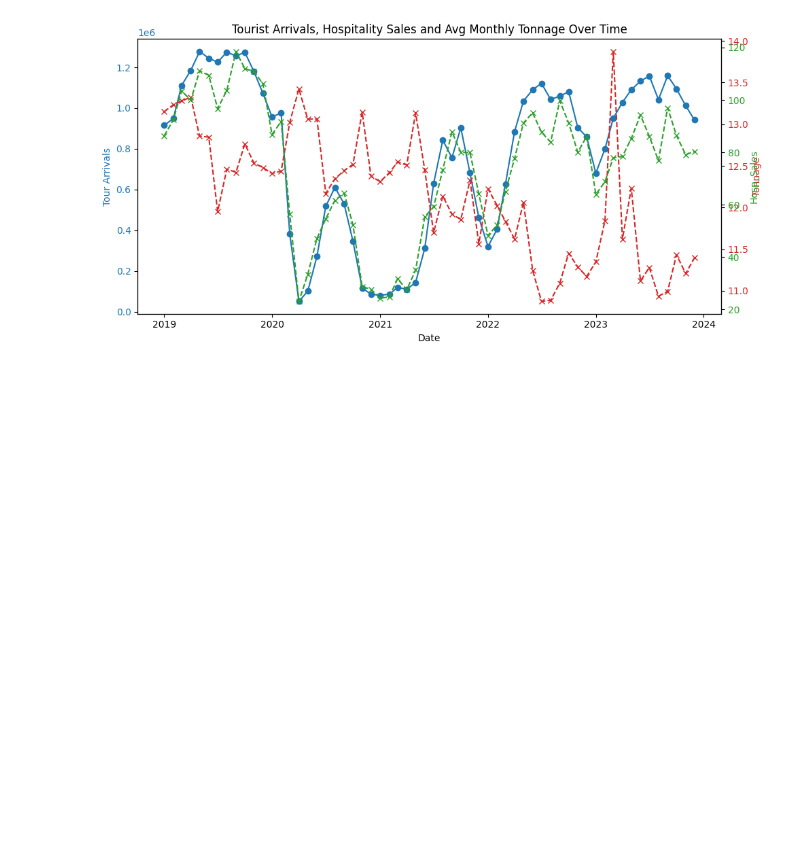
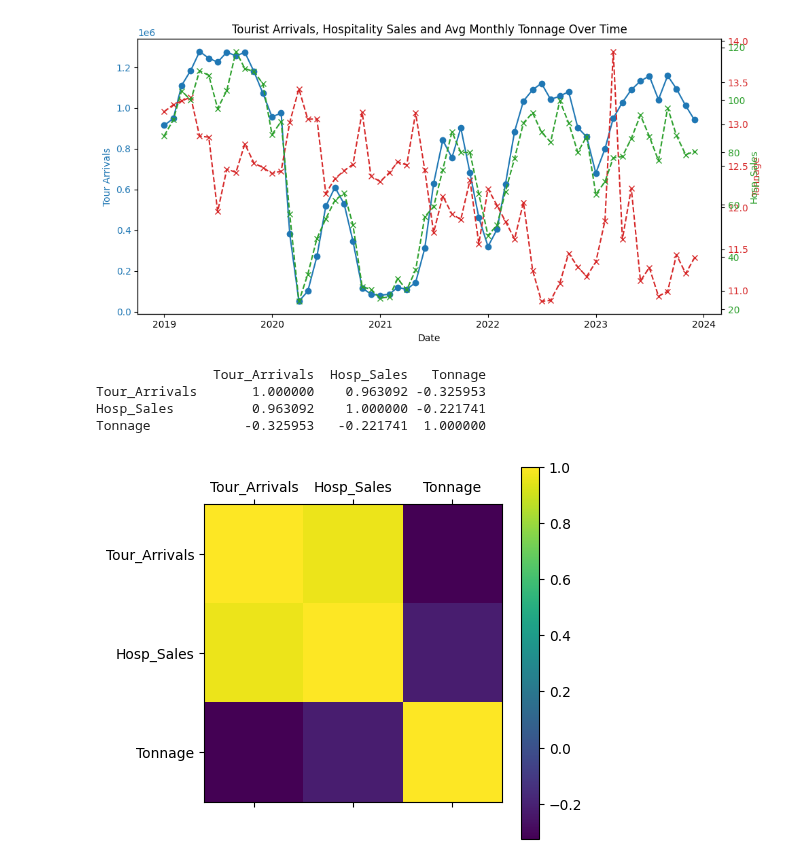
Before and after one commit to FlyingBaum/trash-ml, a Jupyter notebook: notebooks/hospitality.ipynb, the cells around one changed output. Drawn from its saved outputs; the diff is of its cells as text; code cells hidden in the pictures; blank space fills up the shorter version.

Commit message:
add correlation matrix

```diff
--- a/notebooks/hospitality.ipynb
+++ b/notebooks/hospitality.ipynb
@@ -118,3 +118,19 @@ fig.tight_layout()
 plt.show()
 # %% [output]
 [figure]
+# %%
+corr_matrix = df_merged[['Tour_Arrivals', 'Hosp_Sales', 'Tonnage']].corr()
+print(corr_matrix)
+# %% [output]
+               Tour_Arrivals  Hosp_Sales   Tonnage
+Tour_Arrivals       1.000000    0.963092 -0.325953
+Hosp_Sales          0.963092    1.000000 -0.221741
+Tonnage            -0.325953   -0.221741  1.000000
+# %%
+plt.matshow(corr_matrix)
+plt.xticks(range(len(corr_matrix.columns)), corr_matrix.columns)
+plt.yticks(range(len(corr_matrix.columns)), corr_matrix.columns)
+plt.colorbar()
+plt.show()
+# %% [output]
+[figure, added]
```
